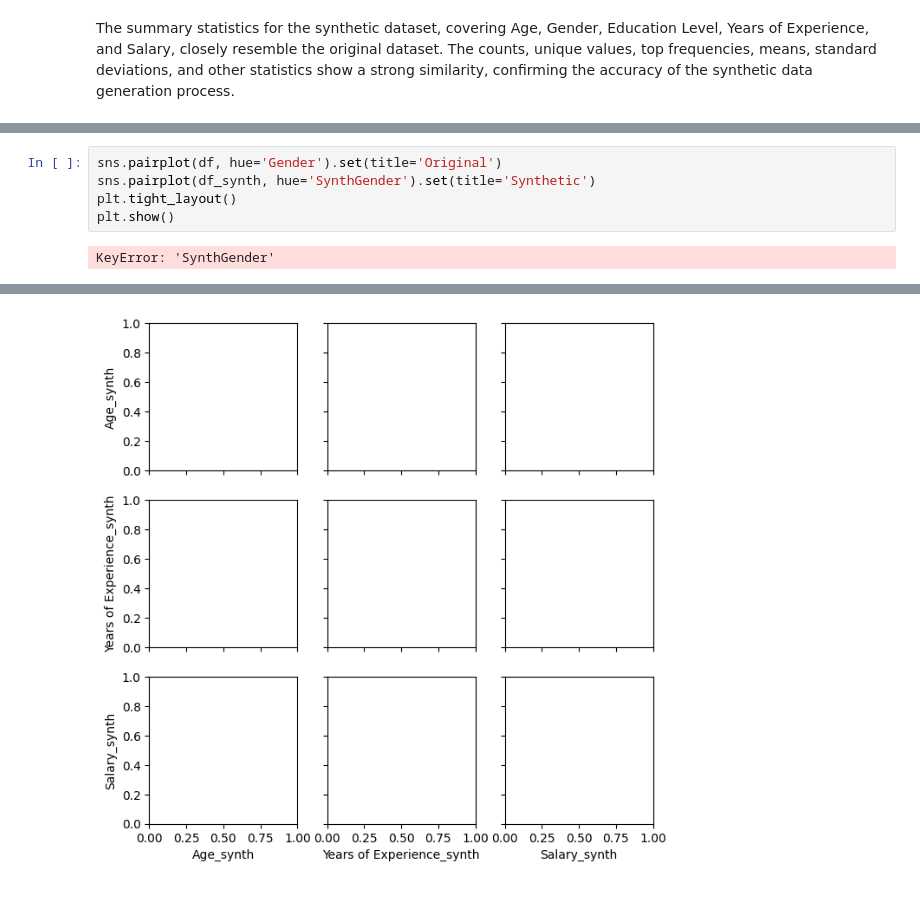
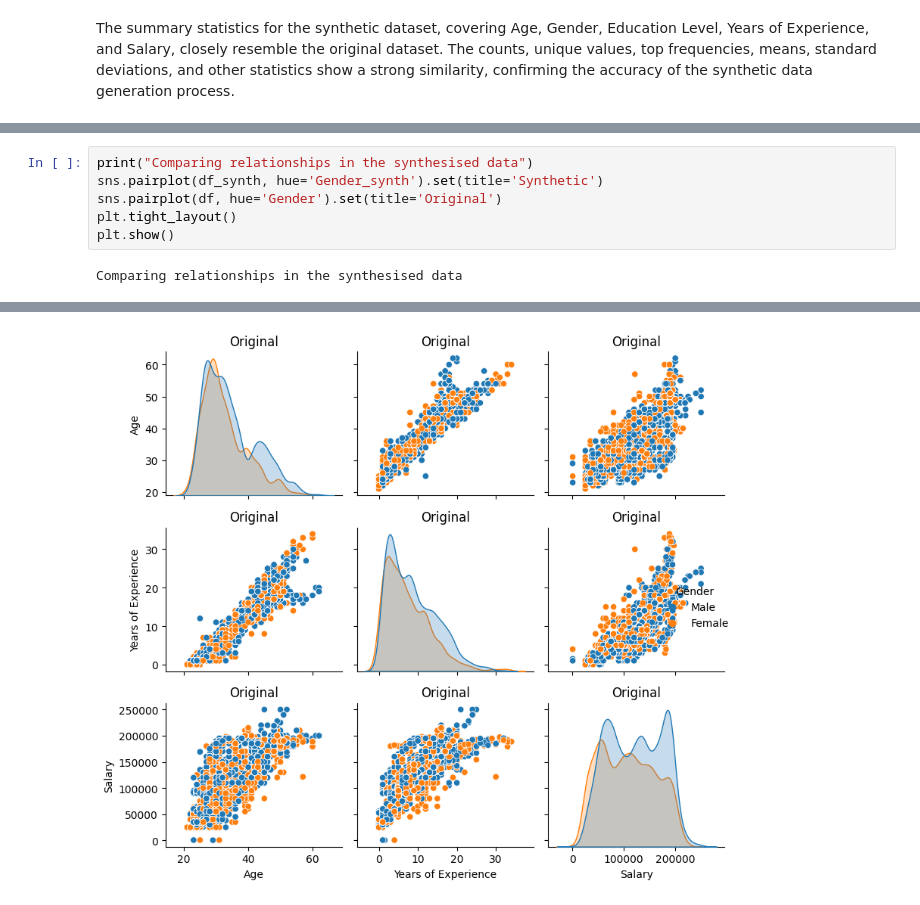
Before and after one commit to noyo0/ProgrammingForDataAnalysis, a Jupyter notebook: Project1/Project1.ipynb, the cells around one changed output, grey strips where cells are left out. Saved outputs shown, nothing was run; the diff lists cells and outputs as text.

```diff
--- a/Project1/Project1.ipynb
+++ b/Project1/Project1.ipynb
@@ -922,7 +950,8 @@ plt.show()
 # %%
+print("Comparing relationships in the synthesised data")
+sns.pairplot(df_synth, hue='Gender_synth').set(title='Synthetic')
 sns.pairplot(df, hue='Gender').set(title='Original')
-sns.pairplot(df_synth, hue='SynthGender').set(title='Synthetic')
 plt.tight_layout()
 plt.show()
 # %% [output]
-KeyError: 'SynthGender'
+Comparing relationships in the synthesised data
@@ -930 +959 @@ KeyError: 'SynthGender'
-[figure, old version]
+[figure, new version]
```
Also changed, not shown: parts of 41 cells of this notebook, 1 other file.
